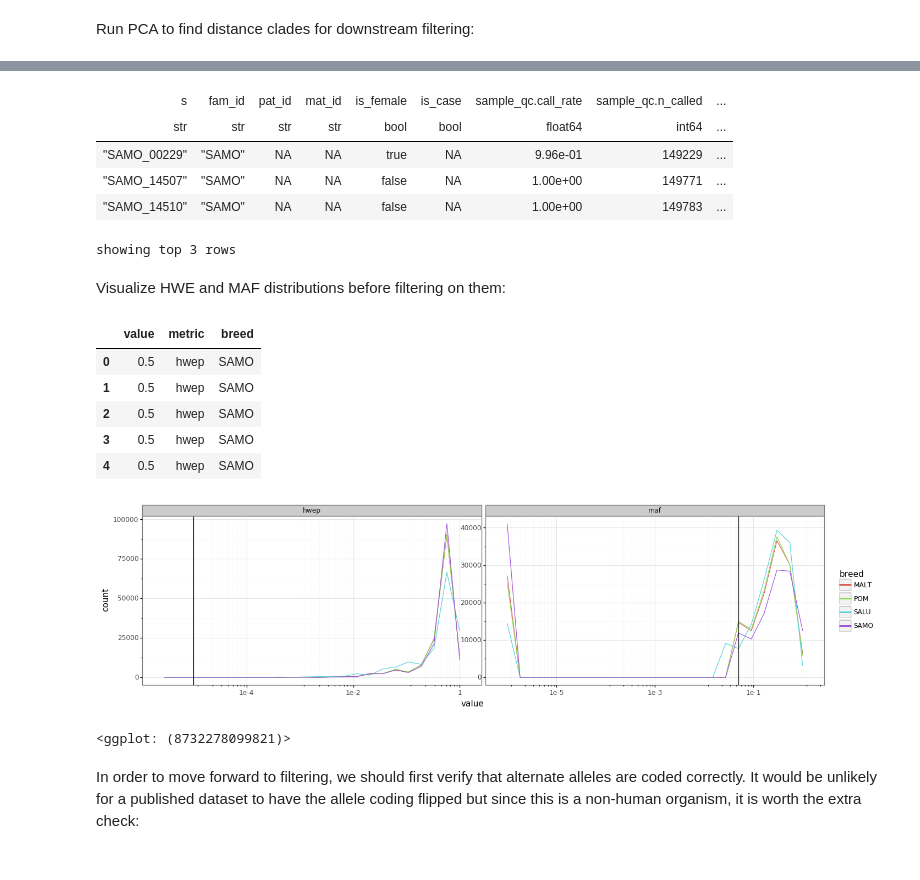
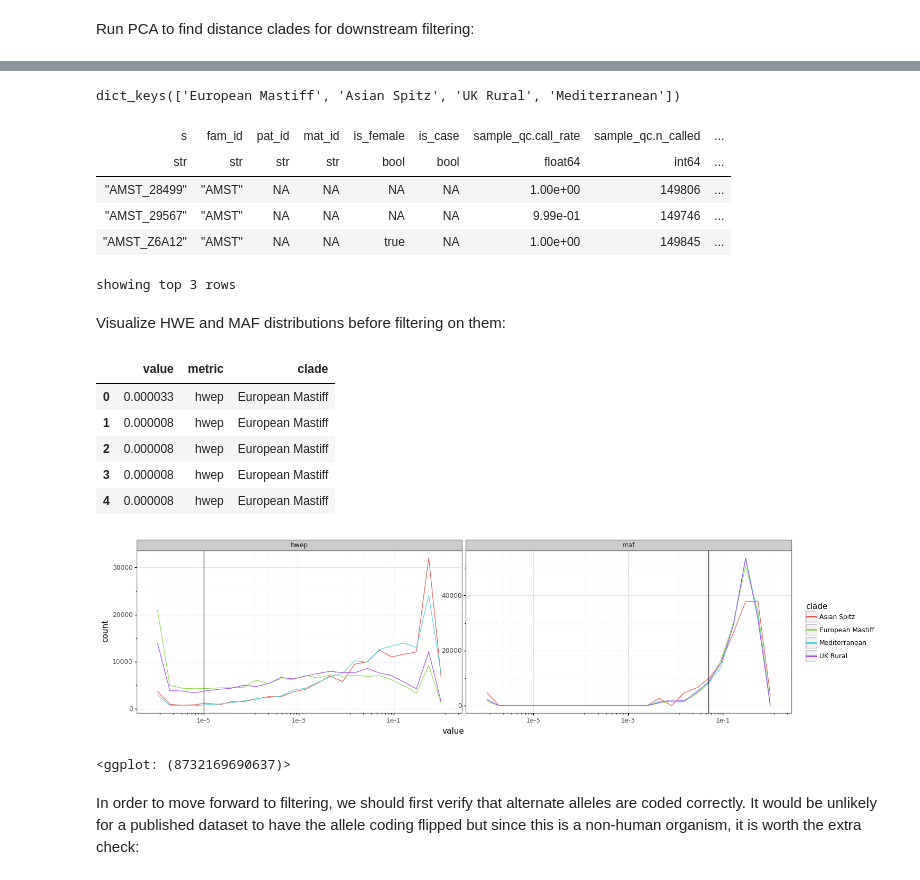
Before and after one commit to related-sciences/gwas-analysis, a Jupyter notebook: notebooks/organism/canine/cg-hail-02.ipynb, the cells around one changed output, grey strips where cells are left out. Drawn from its saved outputs; the diff is of its cells as text; code cells hidden in the pictures.

```diff
--- a/notebooks/organism/canine/cg-hail-02.ipynb
+++ b/notebooks/organism/canine/cg-hail-02.ipynb
@@ -215,5 +214,6 @@ showing top 3 rows
 # %% [markdown]
 Run PCA to find distance clades for downstream filtering:
 # %%
-pcs = hl.hwe_normalized_pca(mt.GT)[1]
+pcs = hl.hwe_normalized_pca(mt.GT, k=2)[1]
+mt = mt.annotate_cols(pcs=pcs[mt.s].scores)
 # %% [output]
@@ -229,0 +246,13 @@ dict_keys(['SAMO', 'MALT', 'POM', 'SALU'])
+# %%
+clades = ['European Mastiff', 'Asian Spitz', 'UK Rural', 'Mediterranean']
+fig = px.scatter(
+    data_frame=dfp.assign(selected=np.where(dfp['clade'].isin(clades), 'Yes', 'No')),
+    x='x',
+    y='y',
+    hover_name='breed',
+    color='clade',
+    symbol='selected',
+    symbol_map={'Yes': 'circle', 'No': 'circle-open'},
+    title='Initial Reference Data PCA<br><i>For clade selection</i>'
+)
+Image(fig.to_image(format='png', width=1000, height=500))
@@ -230,49 +261,54 @@ dict_keys(['SAMO', 'MALT', 'POM', 'SALU'])
+# %%
+mts = {p: mt.filter_cols(mt.breed_clade == p) for p in clades}
+mts.keys()
+# %% [output]
+dict_keys(['European Mastiff', 'Asian Spitz', 'UK Rural', 'Mediterranean'])
 # %%
-mts[top_breeds[0]].cols().show(3)
+mts[clades[0]].cols().show(3)
 # %% [output]
 | s | fam_id | pat_id | mat_id | is_female | is_case | sample_qc.call_rate | sample_qc.n_called | ... |
 | str | str | str | str | bool | bool | float64 | int64 | ... |
-| "SAMO_00229" | "SAMO" | NA | NA | true | NA | 9.96e-01 | 149229 | ... |
-| "SAMO_14507" | "SAMO" | NA | NA | false | NA | 1.00e+00 | 149771 | ... |
-| "SAMO_14510" | "SAMO" | NA | NA | false | NA | 1.00e+00 | 149783 | ... |
+| "AMST_28499" | "AMST" | NA | NA | NA | NA | 1.00e+00 | 149806 | ... |
+| "AMST_29567" | "AMST" | NA | NA | NA | NA | 9.99e-01 | 149746 | ... |
+| "AMST_Z6A12" | "AMST" | NA | NA | true | NA | 1.00e+00 | 149845 | ... |
 showing top 3 rows
 # %% [markdown]
 Visualize HWE and MAF distributions before filtering on them:
 # %%
 df_qc = pd.concat([
-        pd.Series(hl.variant_qc(mts[br]).variant_qc.p_value_hwe.collect())
-            .rename('value').to_frame().assign(metric='hwep', breed=br)
-        for br in mts.keys()
+        pd.Series(hl.variant_qc(mts[p]).variant_qc.p_value_hwe.collect())
+            .rename('value').to_frame().assign(metric='hwep', clade=p)
+        for p in mts.keys()
     ] + [
-        pd.Series(hl.variant_qc(mts[br]).variant_qc.AF[1].collect())
-            .rename('value').to_frame().assign(metric='maf', breed=br)
-        for br in mts.keys()
+        pd.Series(hl.variant_qc(mts[p]).variant_qc.AF[1].collect())
+            .rename('value').to_frame().assign(metric='maf', clade=p)
+        for p in mts.keys()
 ])
 df_qc.head()
 # %% [output]
-|  | value | metric | breed |
-| 0 | 0.5 | hwep | SAMO |
-| 1 | 0.5 | hwep | SAMO |
-| 2 | 0.5 | hwep | SAMO |
-| 3 | 0.5 | hwep | SAMO |
-| 4 | 0.5 | hwep | SAMO |
+|  | value | metric | clade |
+| 0 | 0.000033 | hwep | European Mastiff |
+| 1 | 0.000008 | hwep | European Mastiff |
+| 2 | 0.000008 | hwep | European Mastiff |
+| 3 | 0.000008 | hwep | European Mastiff |
+| 4 | 0.000008 | hwep | European Mastiff |
 # %%
 # Note that the AF for the first allele (in mt.alleles) is much closer to 100% while the second is generally far smaller
 # (i.e. the convention for this dataset must be A1 = major, A2 = minor which is the opposite of the usual PLINK convention)
 # See: https://www.biostars.org/p/90264/
 (
-    pn.ggplot(df_qc.assign(value=lambda df: df['value'] + 1e-6), pn.aes(x='value', color='breed')) +
+    pn.ggplot(df_qc.assign(value=lambda df: df['value'] + 1e-6), pn.aes(x='value', color='clade')) +
     pn.geom_freqpoly(bins=24) +
     pn.geom_vline(data=df_qc[df_qc['metric'] == 'hwep'], mapping=pn.aes(xintercept=threshold_hwep)) +
     pn.geom_vline(data=df_qc[df_qc['metric'] == 'maf'], mapping=pn.aes(xintercept=threshold_maf)) +
     pn.scale_x_log10() +
     pn.facet_wrap(' ~ metric', scales='free') +
     pn.theme_bw() +
     pn.theme(figure_size=(16, 4))
 )
 # %% [output]
-[figure, old version]
+[figure, new version]
-<ggplot: (8732278099821)>
+<ggplot: (8732169690637)>
 # %% [markdown]
 In order to move forward to filtering, we should first verify that alternate alleles are coded correctly.  It would be unlikely for a published dataset to have the allele coding flipped but since this is a non-human organism, it is worth the extra check:
 # %%
```
Also changed, not shown: parts of 37 cells of this notebook, 3 other files.
